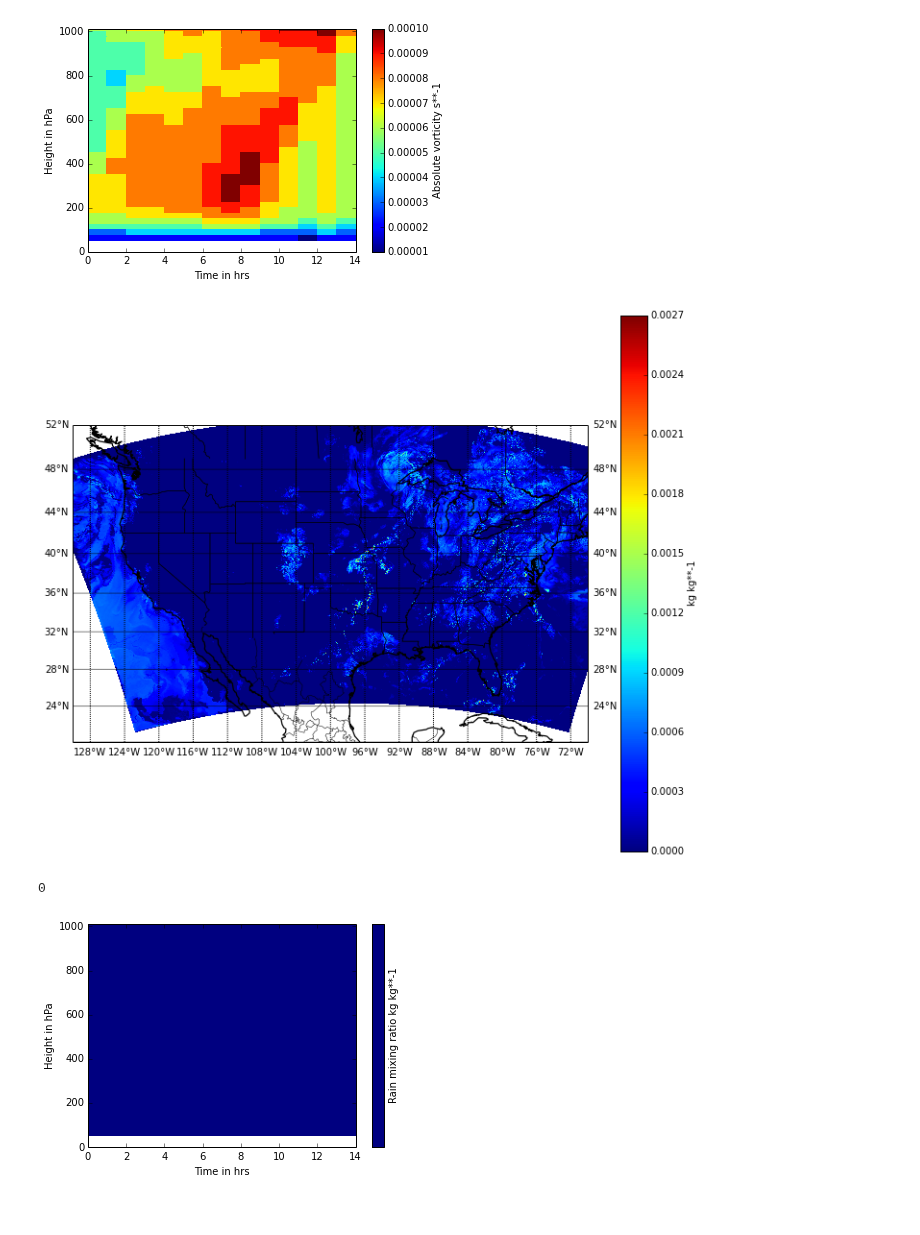
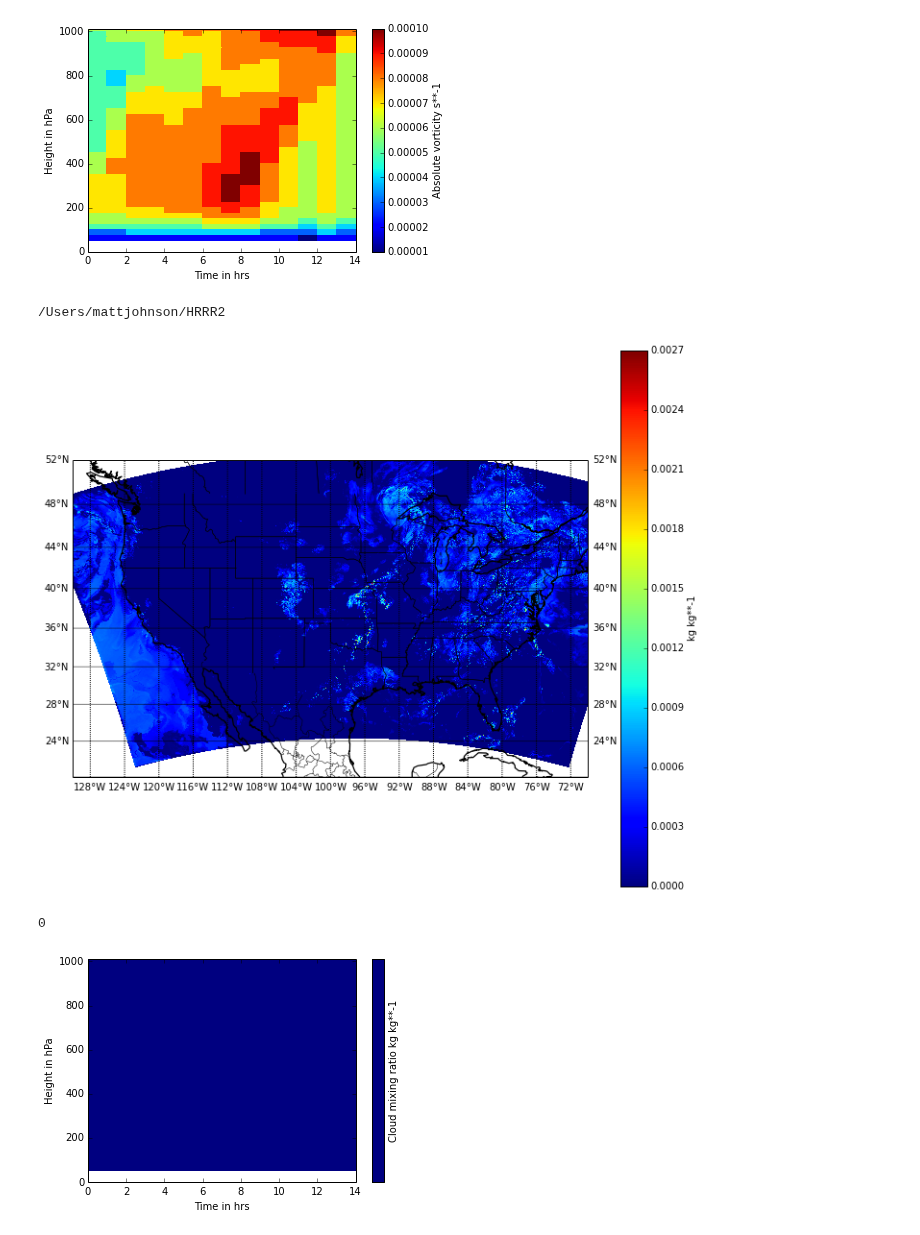
Before and after one commit to EVS-ATMOS/HRRR, a Jupyter notebook: notebooks/dayplots 2.ipynb, the cells around one changed output. Cells and saved outputs as stored; diff of their text form; code cells hidden in the pictures.

```diff
--- a/notebooks/dayplots 2.ipynb
+++ b/notebooks/dayplots 2.ipynb
@@ -29,11 +45,12 @@ plot_hrrr_spec('/Users/mattjohnson/HRRR2', 'Absolute vorticity', datetimestart =
 # %% [output]
 [figure]
 # %%
-plot_hrrr('/Users/mattjohnson/HRRR2','hrrr.3d.201406121100f001.grib2','Cloud mixing ratio')
+pyhrrr.plot_hrrr('hrrr.3d.201406121100f001.grib2','Cloud mixing ratio',directory = '/Users/mattjohnson/HRRR2')
 # %% [output]
+/Users/mattjohnson/HRRR2
 [figure]
-0
+0
 # %%
-plot_hrrr_spec('/Users/mattjohnson/HRRR2', 'Rain mixing ratio', datetimestart = datetime.datetime(2014,6,12,11),contour=True,plot_modelhours=True,hour = [1,2,3,4,5,6,7,8,9,10,11,12,13,14,15],loc=[-77,40])
+pyhrrr.plot_hrrr_spec( parameter = 'Cloud mixing ratio', directory = '/Users/mattjohnson/HRRR2',datetimestart = datetime.datetime(2014,6,12,11),contour=True,plot_modelhours=True,scaling = 10**30,hour = [1,2,3,4,5,6,7,8,9,10,11,12,13,14,15],loc=[-77,40])
 # %% [output]
-[figure, old version]
+[figure, new version]
```
Also changed, not shown: parts of 15 cells of this notebook, 14 other files.
